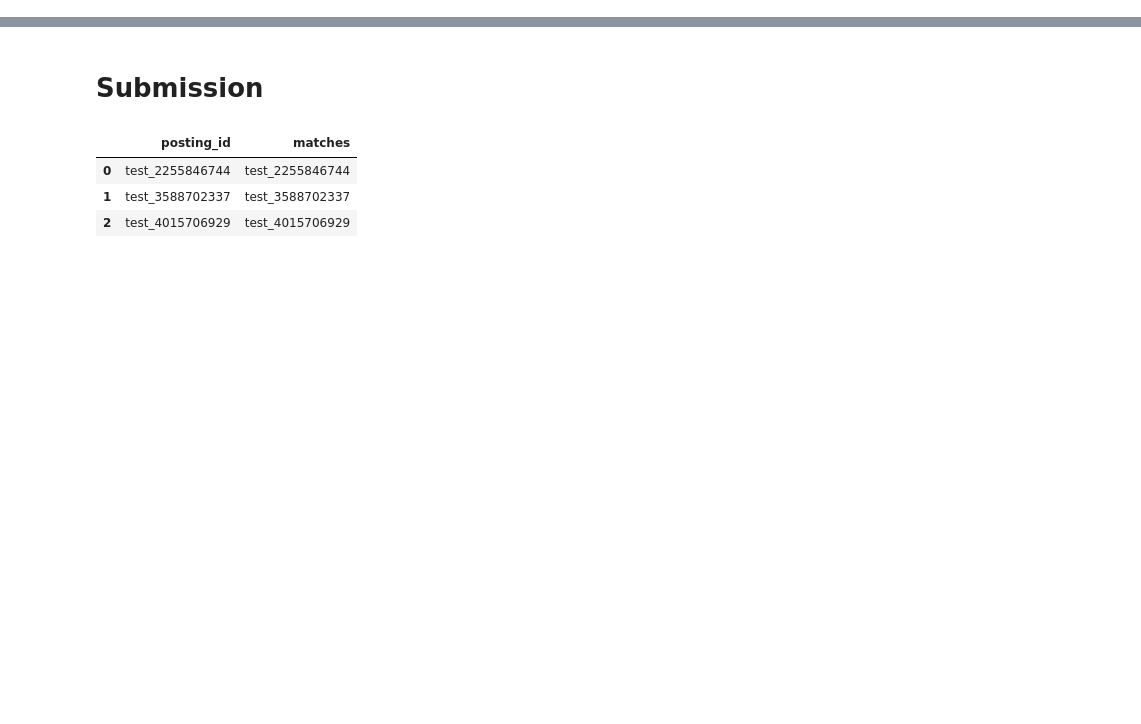
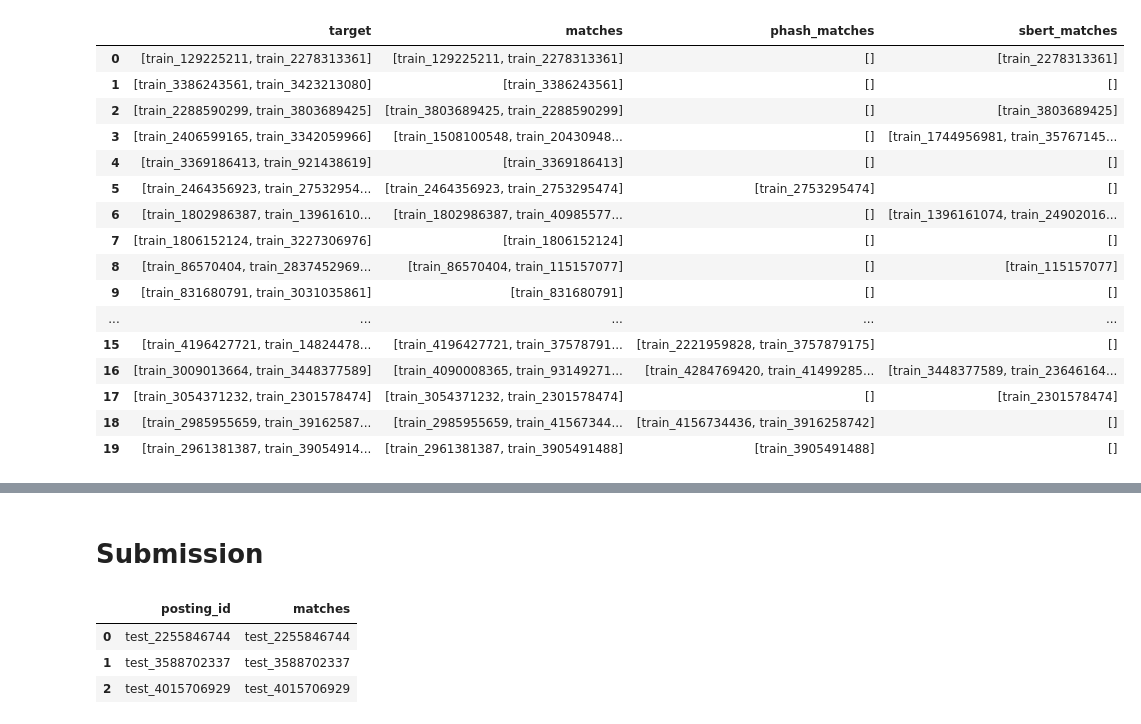
Before and after one commit to seahrh/kaggle-shopee-product-matching, a Jupyter notebook: shopee-product-matching.ipynb, the cells around one changed output, grey strips where cells are left out. Saved outputs shown, nothing was run; the diff lists cells and outputs as text; code cells hidden in the pictures; blank space fills up the shorter version.

Commit message:
sbert sentence embedding

```diff
--- a/shopee-product-matching.ipynb
+++ b/shopee-product-matching.ipynb
@@ -110,0 +57,3 @@ Wall time: 35.5 s
+# %%
+%%time
+d = sklearn.metrics.pairwise_distances(em, metric="cosine")
@@ -111,8 +82,11 @@ Wall time: 35.5 s
 # %%
-ps: List[List[str]] = [[] for _ in range(len(indices))]
-for i in tqdm(range(len(indices))):
+%%time
+knn = NearestNeighbors(n_neighbors=50, metric="precomputed")
+knn.fit(d)
+distances, indices = knn.kneighbors()
+res: List[List[str]] = [[] for _ in range(len(indices))]
+for i in range(len(indices)):
     for j in range(len(indices[0])):
-        if distances[i][j] > PHASH_THRESHOLD:
+        if distances[i][j] > 0.2:
             break
-        ps[i].append(train.iloc[indices[i][j]]["posting_id"])
-train["phash_matches"] = ps
+        res[i].append(train.iloc[indices[i][j]]["posting_id"])
@@ -128,13 +96,27 @@ train.head()
-# %%
-def combine_as_list(row):
-    s: Set[str] = set()
-    s.add(row["posting_id"])
-    s |= set(row["phash_matches"])
-    return list(s)
-
-def combine_as_string(row):
-    s: Set[str] = set()
-    s.add(row["posting_id"])
-    s |= set(row["phash_matches"])
-    return " ".join(s)
+# %%
+train["phash_matches"] = mylib.phash_matches(train, threshold=0.35)
+# %%
+train["sbert_matches"] = res
+cols = ["phash_matches", "sbert_matches"]
+train["matches"] = train.apply(combine_as_list(cols), axis=1)
+cols = ["target", "matches", "phash_matches", "sbert_matches"]
+train[cols].head(20)
+# %% [output]
+|  | target | matches | phash_matches | sbert_matches |
+| 0 | [train_129225211, train_2278313361] | [train_129225211, train_2278313361] | [] | [train_2278313361] |
+| 1 | [train_3386243561, train_3423213080] | [train_3386243561] | [] | [] |
+| 2 | [train_2288590299, train_3803689425] | [train_3803689425, train_2288590299] | [] | [train_3803689425] |
+| 3 | [train_2406599165, train_3342059966] | [train_1508100548, train_20430948... | [] | [train_1744956981, train_35767145... |
+| 4 | [train_3369186413, train_921438619] | [train_3369186413] | [] | [] |
+| 5 | [train_2464356923, train_27532954... | [train_2464356923, train_2753295474] | [train_2753295474] | [] |
+| 6 | [train_1802986387, train_13961610... | [train_1802986387, train_40985577... | [] | [train_1396161074, train_24902016... |
+| 7 | [train_1806152124, train_3227306976] | [train_1806152124] | [] | [] |
+| 8 | [train_86570404, train_2837452969... | [train_86570404, train_115157077] | [] | [train_115157077] |
+| 9 | [train_831680791, train_3031035861] | [train_831680791] | [] | [] |
+| ... | ... | ... | ... | ... |
+| 15 | [train_4196427721, train_14824478... | [train_4196427721, train_37578791... | [train_2221959828, train_3757879175] | [] |
+| 16 | [train_3009013664, train_3448377589] | [train_4090008365, train_93149271... | [train_4284769420, train_41499285... | [train_3448377589, train_23646164... |
+| 17 | [train_3054371232, train_2301578474] | [train_3054371232, train_2301578474] | [] | [train_2301578474] |
+| 18 | [train_2985955659, train_39162587... | [train_2985955659, train_41567344... | [train_4156734436, train_3916258742] | [] |
+| 19 | [train_2961381387, train_39054914... | [train_2961381387, train_3905491488] | [train_3905491488] | [] |
 # %%
```
Also changed, not shown: parts of 22 cells of this notebook.
